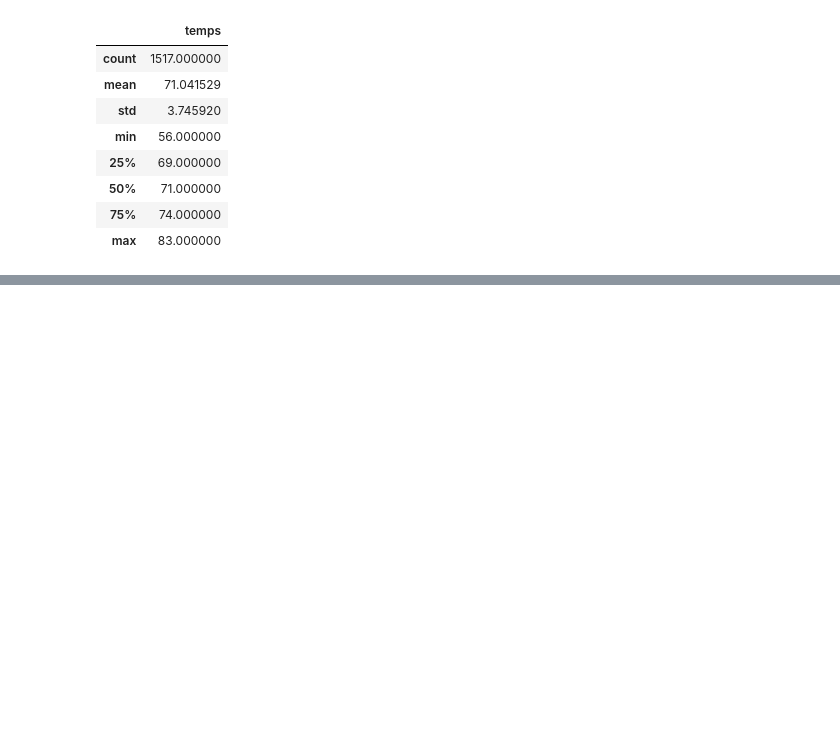
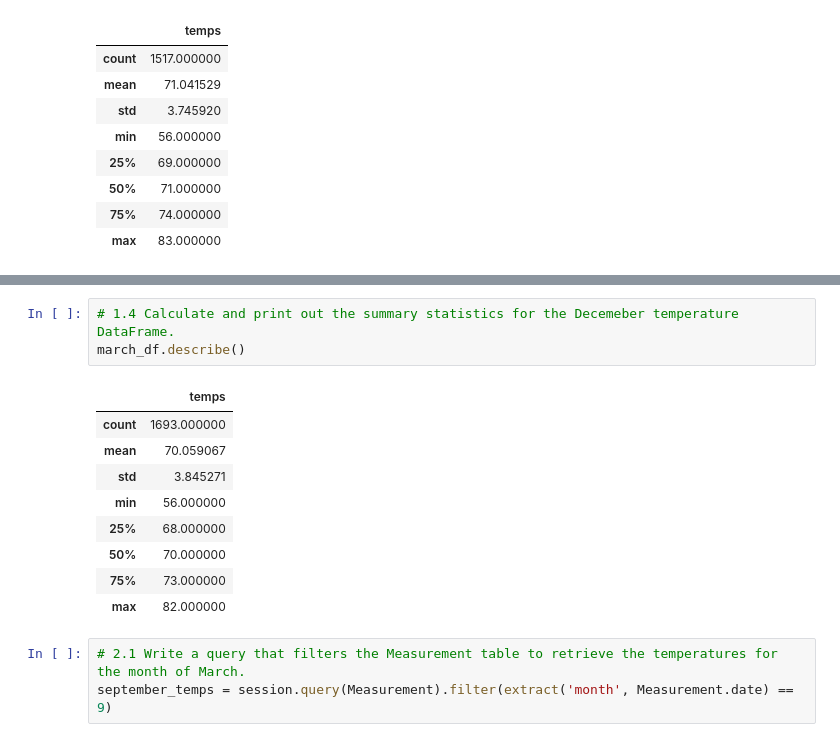
Before and after one commit to weihaolun/surfs_up, a Jupyter notebook: SurfsUp_Challenge.ipynb, the cells around one changed output, grey strips where cells are left out. Saved outputs shown, nothing was run; the diff lists cells and outputs as text; blank space fills up the shorter version.

```diff
--- a/SurfsUp_Challenge.ipynb
+++ b/SurfsUp_Challenge.ipynb
@@ -111,0 +141,16 @@ december_df.describe()
+# %%
+# 1.4 Calculate and print out the summary statistics for the Decemeber temperature DataFrame.
+march_df.describe()
+# %% [output]
+|  | temps |
+| count | 1693.000000 |
+| mean | 70.059067 |
+| std | 3.845271 |
+| min | 56.000000 |
+| 25% | 68.000000 |
+| 50% | 70.000000 |
+| 75% | 73.000000 |
+| max | 82.000000 |
+# %%
+# 2.1 Write a query that filters the Measurement table to retrieve the temperatures for the month of March.
+september_temps = session.query(Measurement).filter(extract('month', Measurement.date) == 9)
```
Also changed, not shown: parts of 7 cells of this notebook.
